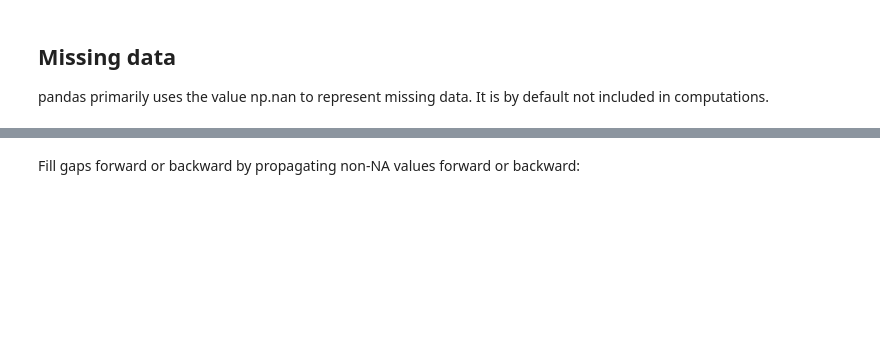
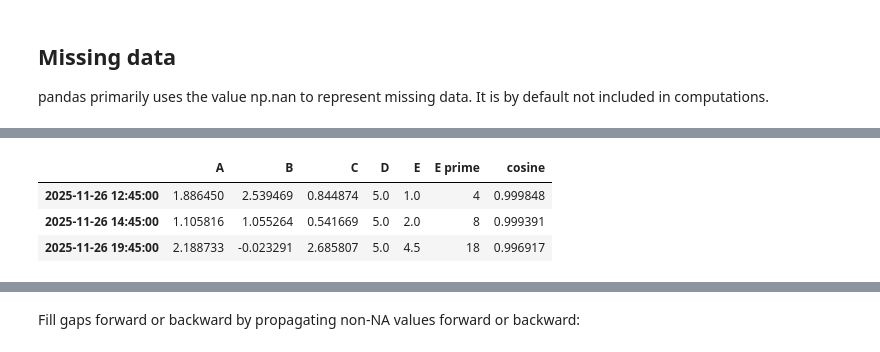
Before and after one commit to adrianorellanamontes/LaboratoryOfComputationalPhysics_Y8, a Jupyter notebook: 06_Pandas.ipynb, the cells around one changed output, grey strips where cells are left out. Drawn from its saved outputs; the diff is of its cells as text; code cells hidden in the pictures; blank space fills up the shorter version.

```diff
--- a/06_Pandas.ipynb
+++ b/06_Pandas.ipynb
@@ -649,6 +738,11 @@ df_wNan
 # %%
 # dropping raws with at least a Nan
-df_wNan.dropna(how='any')
+df_wNan.dropna(how='any',axis=0) # We can also use 'all' to drop raws with all Nan. 'axis=0' are asigned by default.
+# %% [output]
+|  | A | B | C | D | E | E prime | cosine |
+| 2025-11-26 12:45:00 | 1.886450 | 2.539469 | 0.844874 | 5.0 | 1.0 | 4 | 0.999848 |
+| 2025-11-26 14:45:00 | 1.105816 | 1.055264 | 0.541669 | 5.0 | 2.0 | 8 | 0.999391 |
+| 2025-11-26 19:45:00 | 2.188733 | -0.023291 | 2.685807 | 5.0 | 4.5 | 18 | 0.996917 |
 # %%
 # getting a mask
 df_wNan.isna()
```
Also changed, not shown: parts of 46 cells of this notebook, 4 other files.
